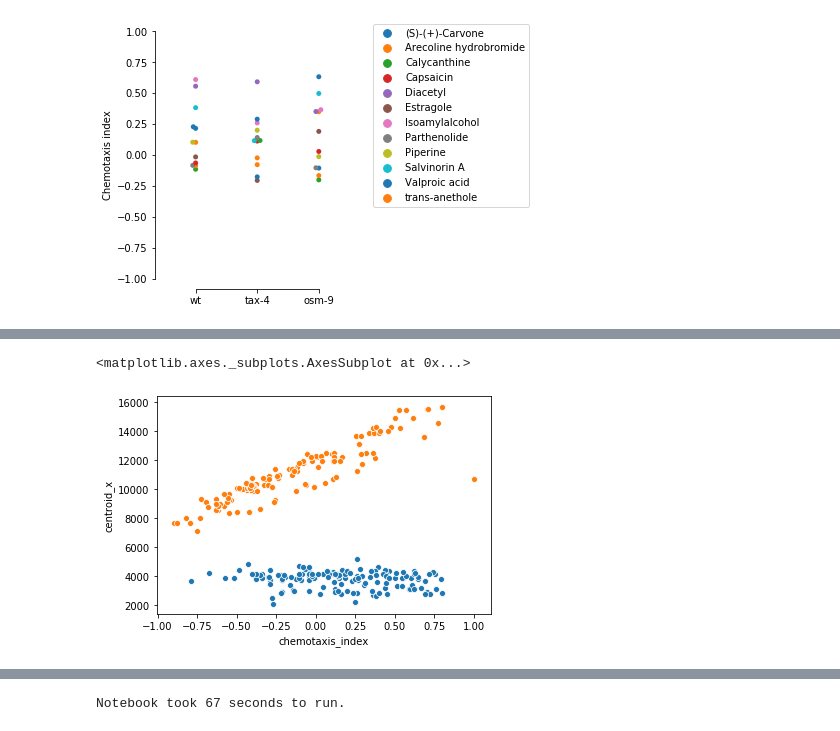
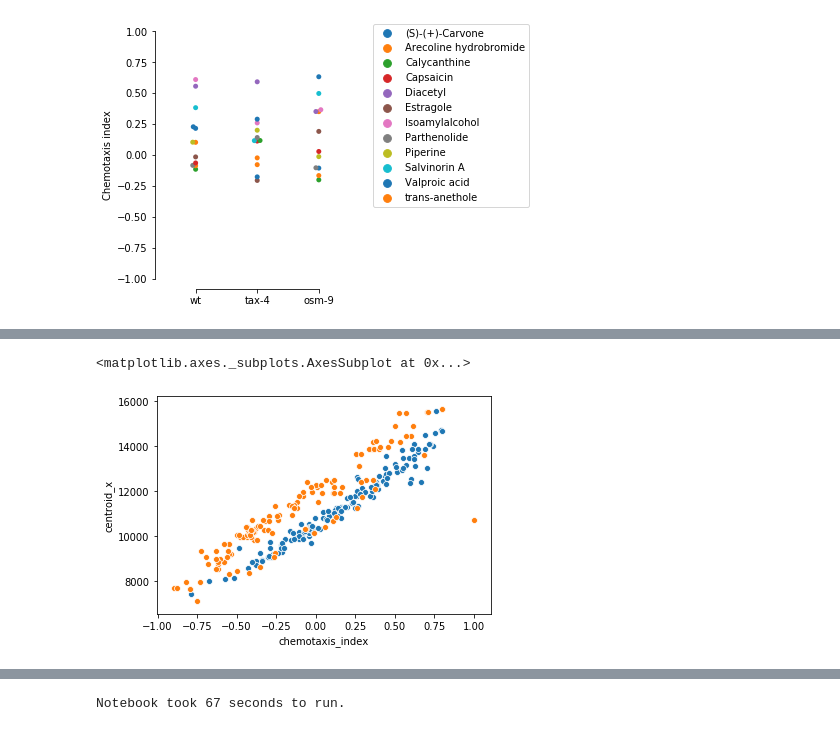
Before and after one commit to Neuroplant-Resources/Neuroplant-OWL, a Jupyter notebook: Manual Analysis Results.ipynb, the cells around one changed output, grey strips where cells are left out. Saved outputs shown, nothing was run; the diff lists cells and outputs as text; code cells hidden in the pictures.

```diff
--- a/Manual Analysis Results.ipynb
+++ b/Manual Analysis Results.ipynb
@@ -18,0 +22,4 @@ import pydrive
+# %%
+base_folder = pathlib.Path('/Users/adam/Documents/Neuroplant/')
+manual_analysis_data_folder = base_folder.joinpath('Manual_analysis_results')
+automated_analysis_data_folder = base_folder.joinpath('automated_analysis_results')
@@ -51,5 +58,5 @@ assay_metadata.rename(columns={'Plate ID (example NPP001):': 'plate_id',
 # %%
-results_files = data_folder.glob('*.csv')
+results_files = manual_analysis_data_folder.glob('*.csv')
 
 manual_analysis_results = []
 for file in results_files:
@@ -63,7 +70,7 @@ for file in results_files:
     this_experiment_metadata = metadata.loc[
         (metadata['plate_id'] == plate_id) &
         (metadata['well_id'] == well_id) &
-        (metadata["user"] == user)]
+        (metadata['user'] == user)]
 
     # check for correct metadata size
     if this_experiment_metadata.shape == (1, 8):
@@ -76,10 +83,8 @@ for file in results_files:
         this_experiment_df['notes'] = this_experiment_metadata['notes']
         manual_analysis_results.append(this_experiment_df)
     else:
-#         print(this_experiment_metadata)
+        print(this_experiment_metadata)
         warnings.warn('Metadata not paired with data properly for ' + str(file))
         metadata.drop(labels=this_experiment_metadata.index, axis='index', inplace=True,)
 
-#         display(this_experiment_metadata)
-#         print(plate_id, user, well_id, str(file.stem), this_experiment_metadata.shape)
-manual_analysis_results = pd.concat(manual_analysis_results)
+manual_analysis_results = pd.concat(manual_analysis_results, sort=True)
@@ -231,10 +158,13 @@ fig.savefig(base_folder.joinpath('manual_analysis_results.pdf'))
 # %%
-automated_results_file = data_folder.parent.joinpath('chemotaxis_summary.csv')
-automated_analysis_results = pd.read_csv(automated_results_file)
-automated_analysis_results.rename(columns={'Plate_id': 'plate_id',
-                                           'Well_id': 'well_id'}, inplace=True)
-def add_strain(row, assay_metadata):
+automated_analysis_results = []
+for file in automated_analysis_data_folder.glob('NPP*_chemotaxis_summary.csv'):
+    this_file_results = pd.read_csv(file)
+    this_file_results.rename(columns={'Plate_id': 'plate_id',
+                                      'Well_id': 'well_id'}, inplace=True)
+    automated_analysis_results.append(this_file_results)
+automated_analysis_results = pd.concat(automated_analysis_results)
 
+def add_strain_name(row, assay_metadata):
     strain = assay_metadata.loc[
         assay_metadata['plate_id']==row['plate_id']][
         'well_'+row['well_id']+'_strain']
@@ -245,10 +175,14 @@ def add_compound(row, assay_metadata):
         assay_metadata['plate_id']==row['plate_id']]['compound']
     return compound.values[0]
 
+def get_worm_count_from_auto_analysis(row):
+    this_well_results = pd.read_csv(row['results_file'])
+    return this_well_results.shape[0]
+
 automated_analysis_results['strain'] = automated_analysis_results.apply(
-    lambda row: add_strain(row, assay_metadata), axis=1).astype('category')
+    lambda row: add_strain_name(row, assay_metadata), axis=1).astype('category')
 automated_analysis_results['compound'] = automated_analysis_results.apply(
     lambda row: add_compound(row, assay_metadata), axis=1).astype('category')
 automated_analysis_results['analysis_method'] = 'automated'
-
-automated_analysis_results.columns
+automated_analysis_results['total_worms'] = automated_analysis_results.apply(
+    lambda row: get_worm_count_from_auto_analysis(row), axis=1)
@@ -311,6 +223,6 @@ Name: mean, dtype: float64
 # %%
 metadata['strain'] = metadata.apply(
-    lambda row: add_strain(row, assay_metadata), axis=1).astype('category')
+    lambda row: add_strain_name(row, assay_metadata), axis=1).astype('category')
 metadata['compound'] = metadata.apply(
     lambda row: add_compound(row, assay_metadata), axis=1).astype('category')
 metadata['analysis_method'] = 'manual'
@@ -524,8 +436,9 @@ other_reorg.to_csv('../results_by_compound.csv')
 # %%
 combined_results.to_csv('../chemotaxis_results.csv')
 # %%
-sns.scatterplot(x='chemotaxis_index', y='centroid_x', data=automated_analysis_results)
-sns.scatterplot(x='chemotaxis_index', y='centroid_x', data=metadata)
+fig, ax = plt.subplots()
+sns.scatterplot(x='chemotaxis_index', y='centroid_y', ax=ax, data=automated_analysis_results)
+sns.scatterplot(x='chemotaxis_index', y='centroid_x', ax=ax, data=metadata)
 # %% [output]
 <matplotlib.axes._subplots.AxesSubplot at 0x...>
-[figure, old version]
+[figure, new version]
```
Also changed, not shown: parts of 28 cells of this notebook, 1 other file.
